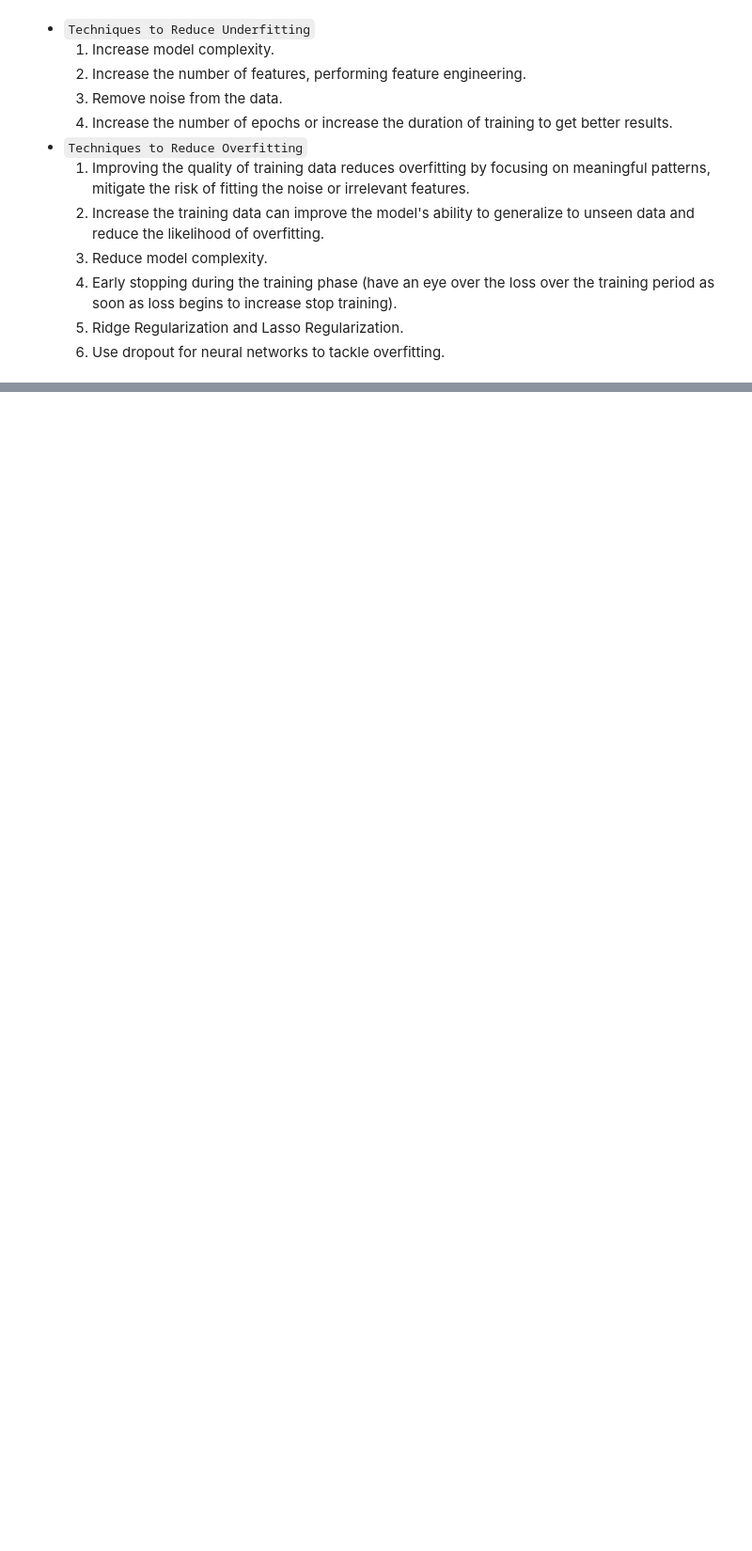
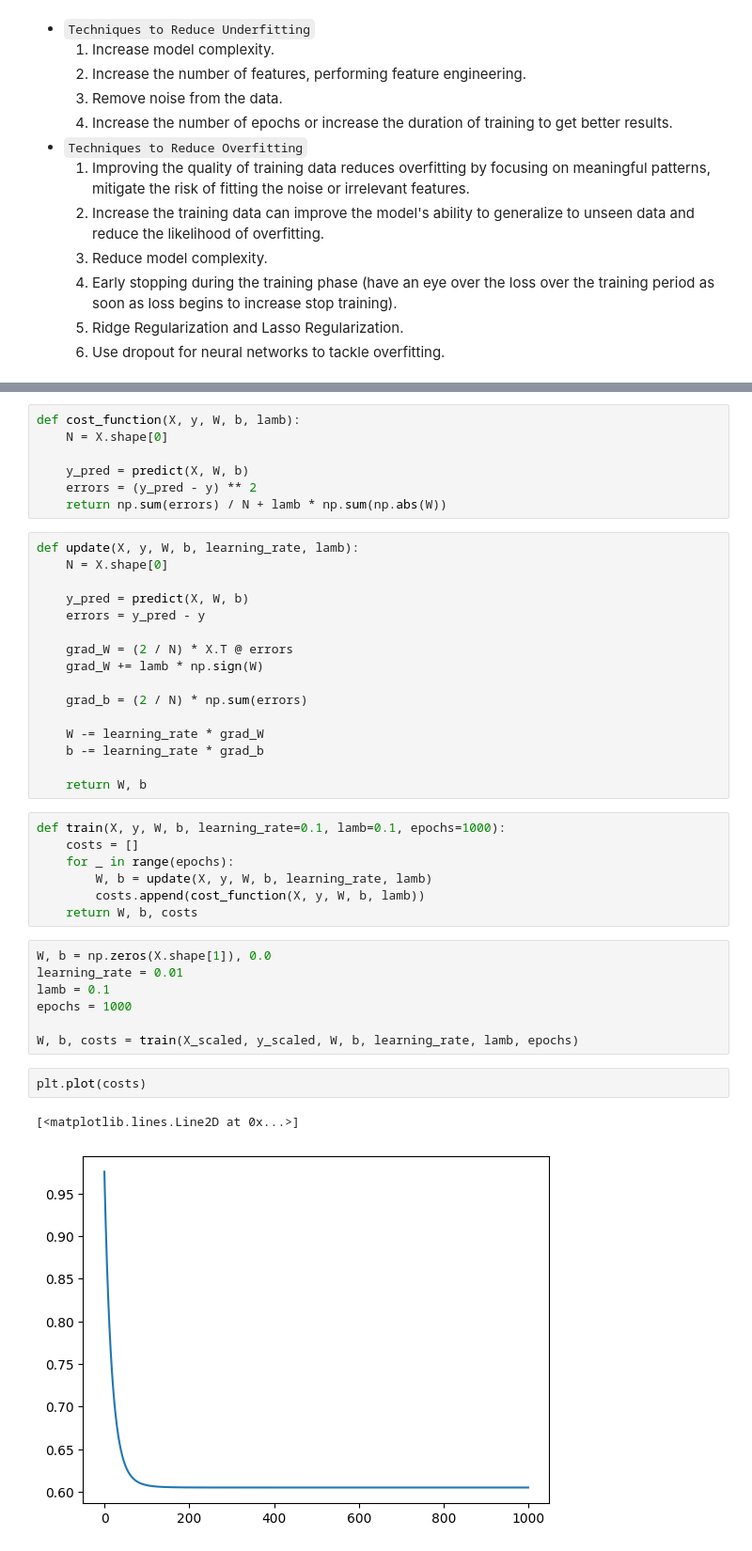
Before and after one commit to TruongQuangPhat/AI-Journey, a Jupyter notebook: Machine_Learning/Overfitting/overfitting_underfitting.ipynb, the cells around one changed output, grey strips where cells are left out. Shown at 94% size. Saved outputs shown, nothing was run; the diff lists cells and outputs as text; blank space fills up the shorter version.

```diff
--- a/Machine_Learning/Overfitting/overfitting_underfitting.ipynb
+++ b/Machine_Learning/Overfitting/overfitting_underfitting.ipynb
@@ -161,0 +230,42 @@ There can be four combinations between bias and variance.
+# %%
+def cost_function(X, y, W, b, lamb):
+    N = X.shape[0]
+
+    y_pred = predict(X, W, b)
+    errors = (y_pred - y) ** 2
+    return np.sum(errors) / N + lamb * np.sum(np.abs(W))
+# %%
+def update(X, y, W, b, learning_rate, lamb):
+    N = X.shape[0]
+
+    y_pred = predict(X, W, b)
+    errors = y_pred - y
+
+    grad_W = (2 / N) * X.T @ errors
+    grad_W += lamb * np.sign(W)
+
+    grad_b = (2 / N) * np.sum(errors)
+
+    W -= learning_rate * grad_W
+    b -= learning_rate * grad_b
+
+    return W, b
+# %%
+def train(X, y, W, b, learning_rate=0.1, lamb=0.1, epochs=1000):
+    costs = []
+    for _ in range(epochs):
+        W, b = update(X, y, W, b, learning_rate, lamb)
+        costs.append(cost_function(X, y, W, b, lamb))
+    return W, b, costs
+# %%
+W, b = np.zeros(X.shape[1]), 0.0
+learning_rate = 0.01
+lamb = 0.1
+epochs = 1000
+
+W, b, costs = train(X_scaled, y_scaled, W, b, learning_rate, lamb, epochs)
+# %%
+plt.plot(costs)
+# %% [output]
+[<matplotlib.lines.Line2D at 0x...>]
+[figure, added]
```
Also changed, not shown: parts of 14 cells of this notebook, 1 other file.
